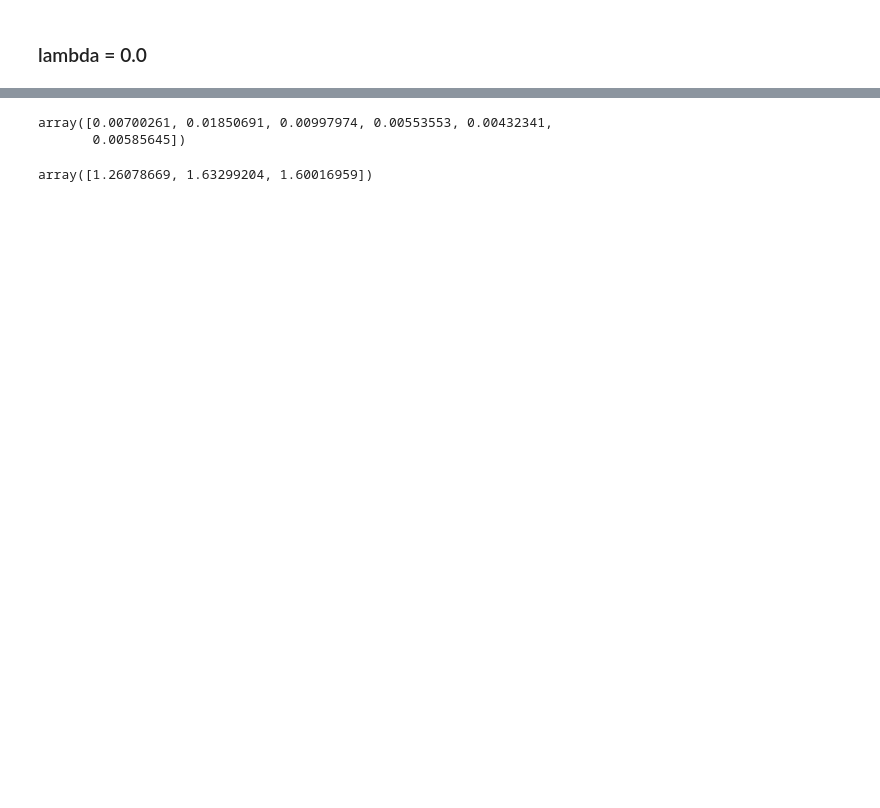
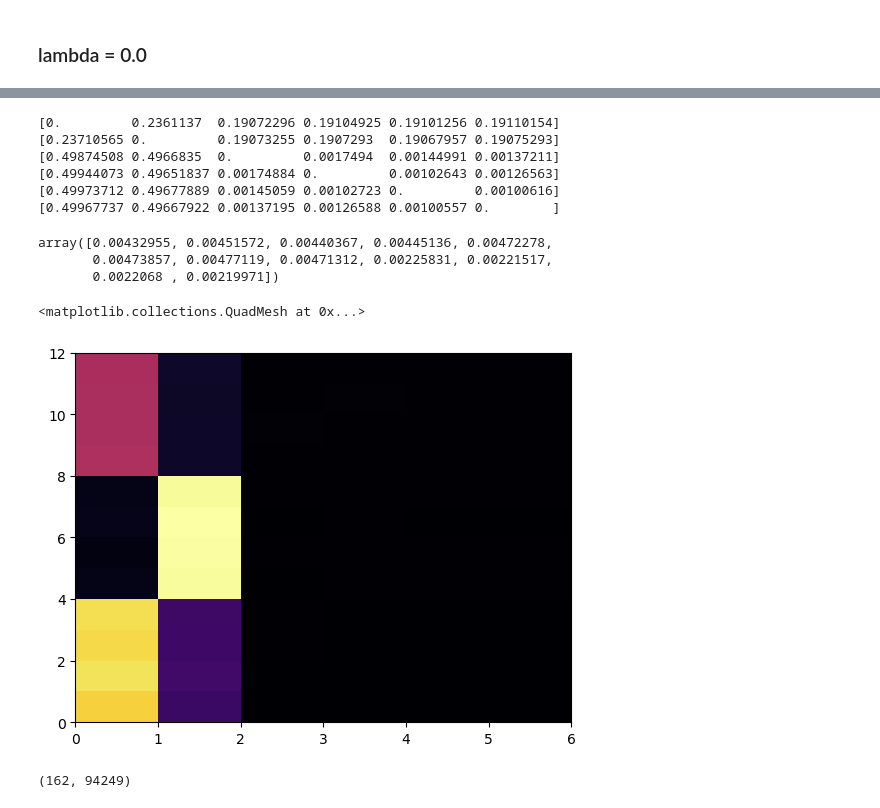
Before and after one commit to waqasbinhamed/seminmf, a Jupyter notebook: testing.ipynb, the cells around one changed output, grey strips where cells are left out. Saved outputs shown, nothing was run; the diff lists cells and outputs as text; code cells hidden in the pictures; blank space fills up the shorter version.

```diff
--- a/testing.ipynb
+++ b/testing.ipynb
@@ -152,9 +147,21 @@ plt.show()
+# %%
+for row in n:
+    print(row)
+# %% [output]
+[0.         0.2361137  0.19072296 0.19104925 0.19101256 0.19110154]
+[0.23710565 0.         0.19073255 0.1907293  0.19067957 0.19075293]
+[0.49874508 0.4966835  0.         0.0017494  0.00144991 0.00137211]
+[0.49944073 0.49651837 0.00174884 0.         0.00102643 0.00126563]
+[0.49973712 0.49677889 0.00145059 0.00102723 0.         0.00100616]
+[0.49967737 0.49667922 0.00137195 0.00126588 0.00100557 0.        ]
 # %%
-np.linalg.norm(W4, axis=0)
+np.linalg.norm(W_ins,axis=1)
 # %% [output]
-array([0.00700261, 0.01850691, 0.00997974, 0.00553553, 0.00432341,
-       0.00585645])
+array([0.00432955, 0.00451572, 0.00440367, 0.00445136, 0.00472278,
+       0.00473857, 0.00477119, 0.00471312, 0.00225831, 0.00221517,
+       0.0022068 , 0.00219971])
-# %%
-np.linalg.norm(W_true, axis=0)
-# %% [output]
-array([1.26078669, 1.63299204, 1.60016959])
+# %%
+plt.pcolormesh(W_ins, cmap='inferno')
+# %% [output]
+<matplotlib.collections.QuadMesh at 0x...>
+[figure, added]
@@ -160,0 +171,4 @@ array([1.26078669, 1.63299204, 1.60016959])
+# %%
+mat['X'].shape
+# %% [output]
+(162, 94249)
```
Also changed, not shown: parts of 19 cells of this notebook, 3 other files.
